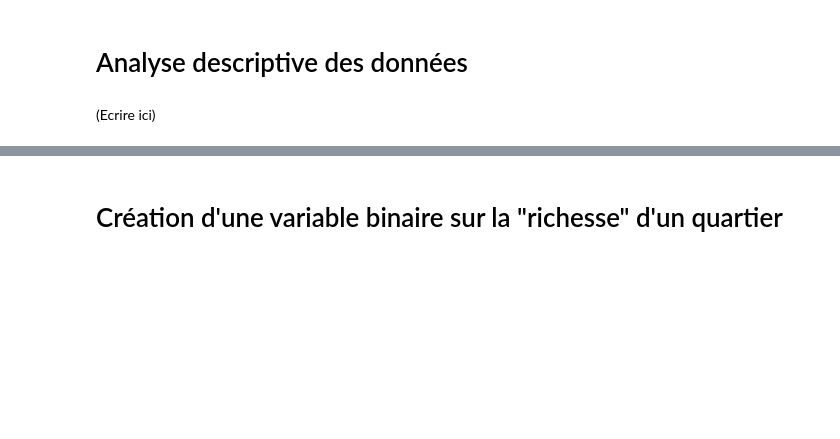
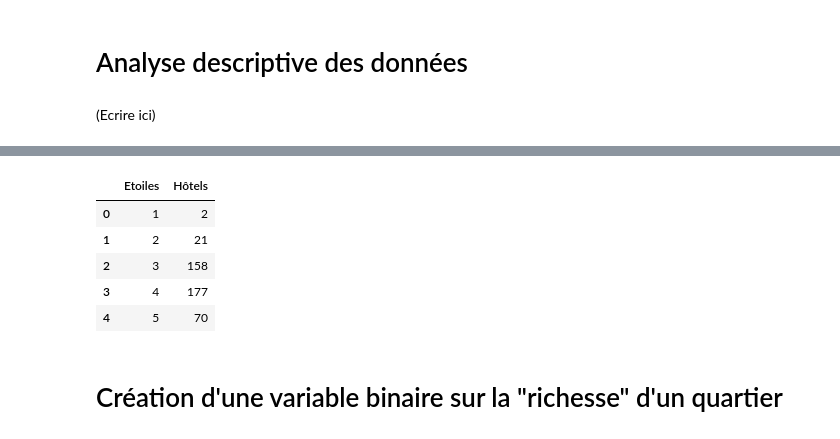
Before and after one commit to fsalaun29/Prediction-prix-hotels-Paris, a Jupyter notebook: Partie 3 - Déterminants du prix des hôtels.ipynb, the cells around one changed output, grey strips where cells are left out. Drawn from its saved outputs; the diff is of its cells as text; code cells hidden in the pictures; blank space fills up the shorter version.

```diff
--- a/Partie 3 - Déterminants du prix des hôtels.ipynb
+++ b/Partie 3 - Déterminants du prix des hôtels.ipynb
@@ -31,3 +70,12 @@ df.head()
+# %%
+df_Etoil
+# %% [output]
+|  | Etoiles | Hôtels |
+| 0 | 1 | 2 |
+| 1 | 2 | 21 |
+| 2 | 3 | 158 |
+| 3 | 4 | 177 |
+| 4 | 5 | 70 |
 # %% [markdown]
 # Création d'une variable binaire sur la "richesse" d'un quartier
 # %% [markdown]
```
Also changed, not shown: parts of 7 cells of this notebook.
